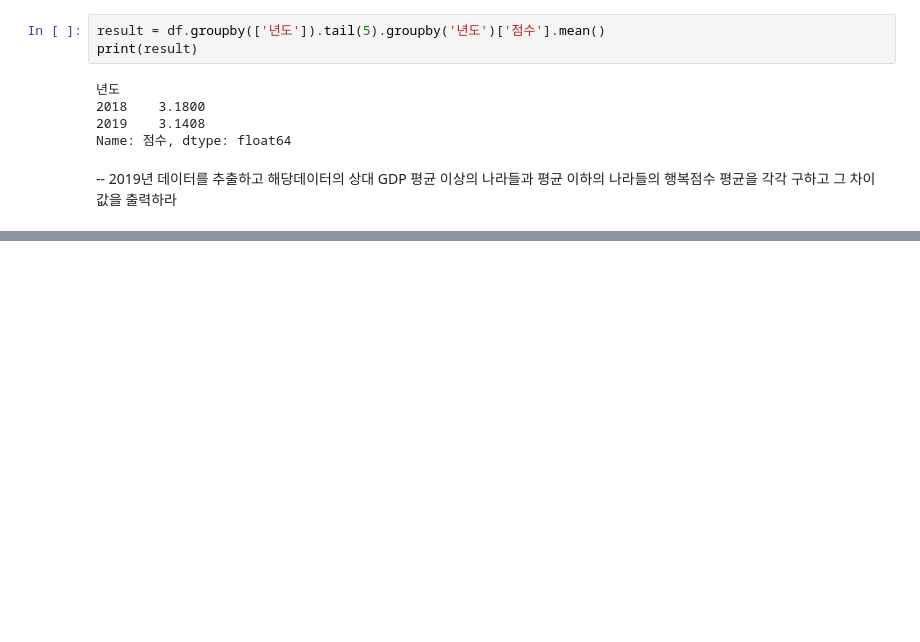
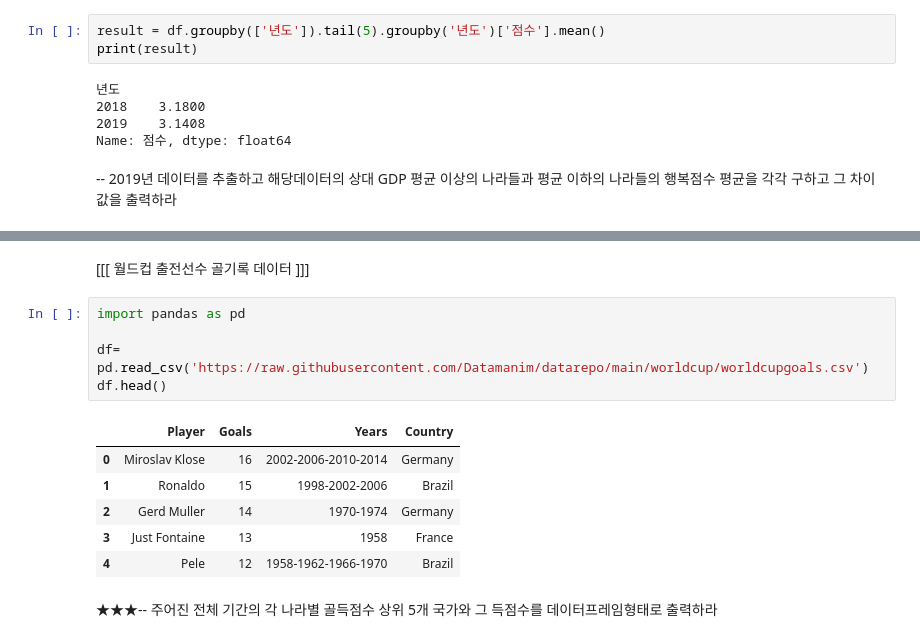
Before and after one commit to iuj180/practice, a Jupyter notebook: practice_Datamanim_category1.ipynb, the cells around one changed output, grey strips where cells are left out. Drawn from its saved outputs; the diff is of its cells as text; blank space fills up the shorter version.

```diff
--- a/practice_Datamanim_category1.ipynb
+++ b/practice_Datamanim_category1.ipynb
@@ -1017,0 +1271,16 @@ Name: 점수, dtype: float64
+# %% [markdown]
+[[[ 월드컵 출전선수 골기록 데이터 ]]]
+# %%
+import pandas as pd
+
+df= pd.read_csv('https://raw.githubusercontent.com/Datamanim/datarepo/main/worldcup/worldcupgoals.csv')
+df.head()
+# %% [output]
+|  | Player | Goals | Years | Country |
+| 0 | Miroslav Klose | 16 | 2002-2006-2010-2014 | Germany |
+| 1 | Ronaldo | 15 | 1998-2002-2006 | Brazil |
+| 2 | Gerd Muller | 14 | 1970-1974 | Germany |
+| 3 | Just Fontaine | 13 | 1958 | France |
+| 4 | Pele | 12 | 1958-1962-1966-1970 | Brazil |
+# %% [markdown]
+★★★-- 주어진 전체 기간의 각 나라별 골득점수 상위 5개 국가와 그 득점수를 데이터프레임형태로 출력하라
```
Also changed, not shown: parts of 41 cells of this notebook.
